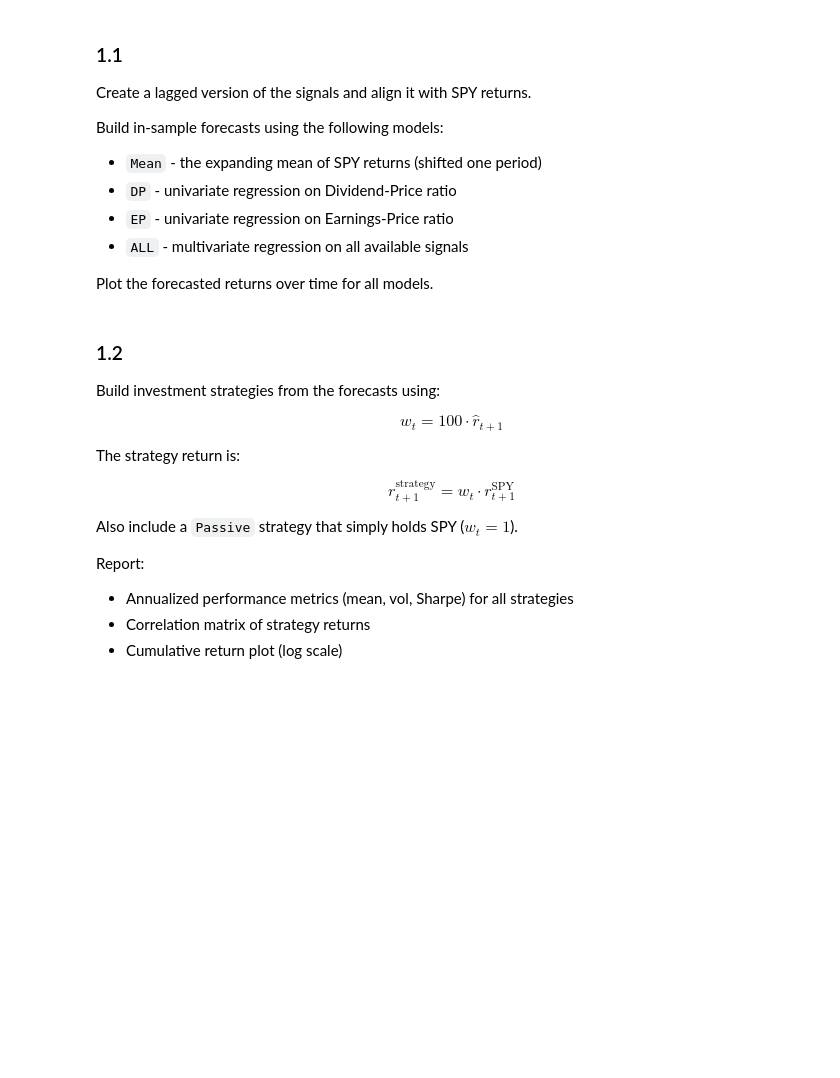
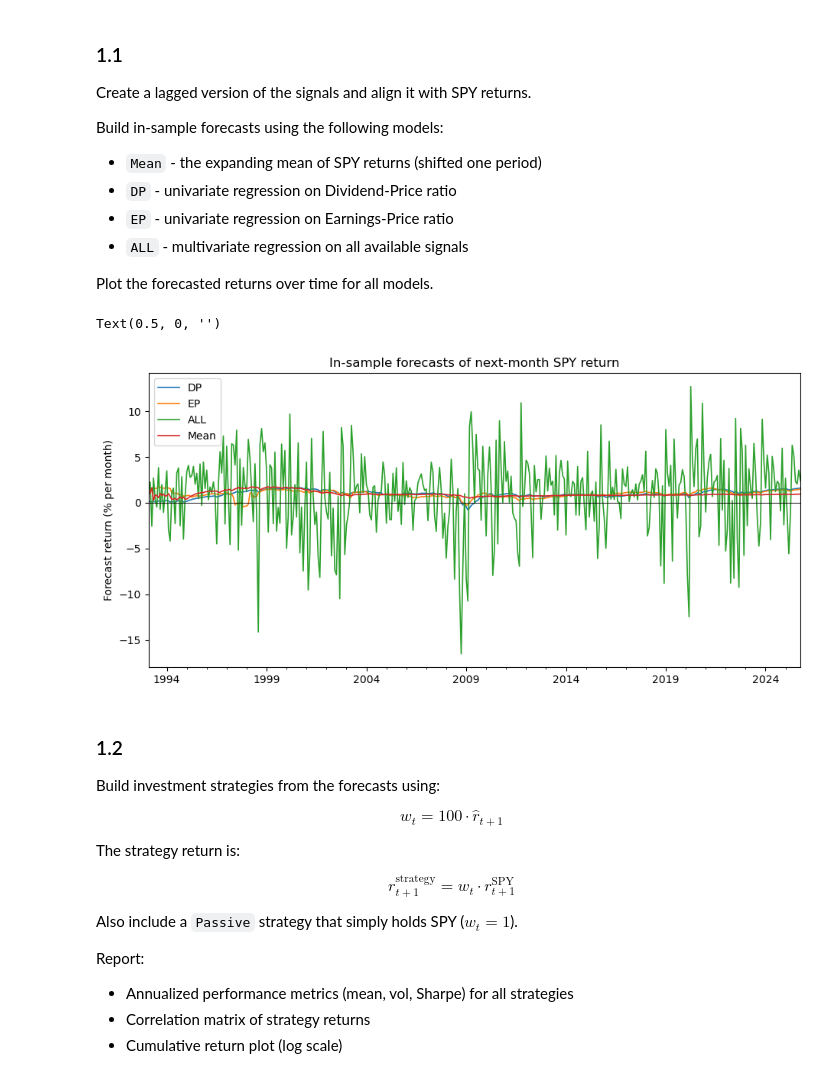
Before and after one commit to hannahkong1/portfolio_groupc, a Jupyter notebook: Forecasting_20SPY.ipynb, the cells around one changed output. Drawn from its saved outputs; the diff is of its cells as text; code cells hidden in the pictures; blank space fills up the shorter version.

```diff
--- a/Forecasting_20SPY.ipynb
+++ b/Forecasting_20SPY.ipynb
@@ -26,5 +26,5 @@ from cmds.portfolio import performanceMetrics, tailMetrics, get_ols_metrics
 # %%
-FILEPATH = '../data/spy_forecasting_data.xlsx'
+FILEPATH = 'spy_forecasting_data.xlsx'
 FREQ = 12
 
 SHEET_SPY = 'spy returns'
@@ -74,6 +74,30 @@ Build in-sample forecasts using the following models:
 * `ALL` - multivariate regression on all available signals
 
 Plot the forecasted returns over time for all models.
+# %%
+import statsmodels.api as sm
+sigs_lagged = sigs.shift(1)
+spy_and_sigs = pd.concat([rets, sigs], axis = 1).dropna()
+y = spy_and_sigs['SPY']
+models = {"DP": "DP", "EP" : "EP", "ALL" : list(spy_and_sigs.columns)}
+name = {}
+forecasts = pd.DataFrame(index = spy_and_sigs.index)
+for model, cols in models.items():
+    X = spy_and_sigs[cols]
+    ols = sm.OLS(y, sm.add_constant(X)).fit()
+    forecasts[model] = ols.fittedvalues
+    name[model] = ols
+forecasts["Mean"] = rets.expanding().mean().shift(1).reindex(spy_and_sigs.index)
+
+
+fig, ax = plt.subplots(figsize=(11, 5))
+(forecasts * 100).plot(ax = ax, lw = 1.2)
+ax.axhline(0, color = "black", lw = 0.6)
+ax.set_title("In-sample forecasts of next-month SPY return")
+ax.set_ylabel("Forecast return (% per month)"); ax.set_xlabel("")
+# %% [output]
+Text(0.5, 0, '')
+[figure, added]
 # %% [markdown]
 ### 1.2
 
```
Also changed, not shown: parts of 1 cell of this notebook.
